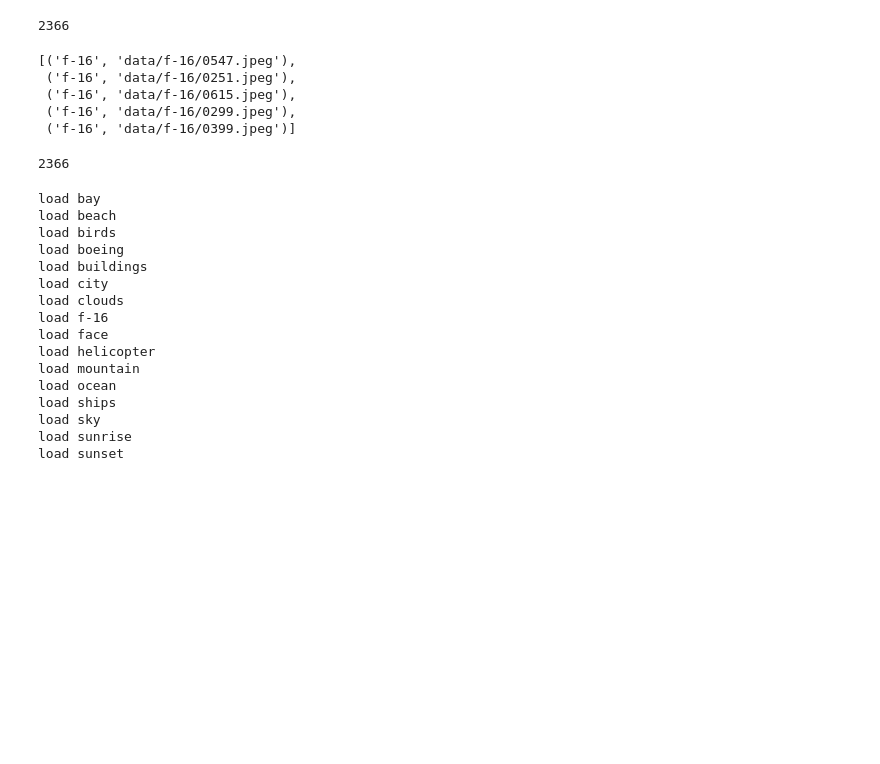
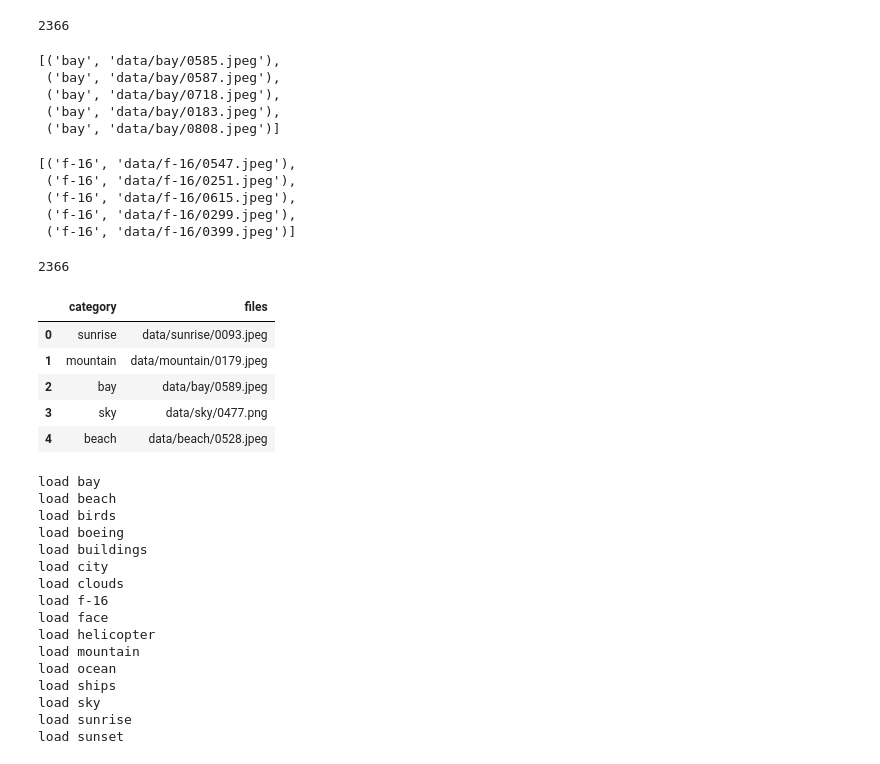
Before and after one commit to karino2/ClassSim, a Jupyter notebook: evaluate_classifiers.ipynb, the cells around one changed output. Cells and saved outputs as stored; diff of their text form; code cells hidden in the pictures; blank space fills up the shorter version.

```diff
--- a/evaluate_classifiers.ipynb
+++ b/evaluate_classifiers.ipynb
@@ -18,7 +18,7 @@ categories = sorted(fdict.keys())
 trdict, testdict = split_fdict(fdict, test_size=0.2, random_state = 123)
 trdict, valdict = split_fdict(trdict, test_size=0.2, random_state = 456)
 # %%
-testtup = [(key, file) for key in testdict.keys() for file in testdict[key] ]
+testtup = [(key, file) for key in categories for file in testdict[key] ]
 # %%
 len(testtup)
 # %% [output]
@@ -26,11 +26,19 @@ len(testtup)
 # %%
 testtup[0:5]
 # %% [output]
-[('f-16', 'data/f-16/0547.jpeg'),
- ('f-16', 'data/f-16/0251.jpeg'),
- ('f-16', 'data/f-16/0615.jpeg'),
- ('f-16', 'data/f-16/0299.jpeg'),
- ('f-16', 'data/f-16/0399.jpeg')]
+[('bay', 'data/bay/0585.jpeg'),
+ ('bay', 'data/bay/0587.jpeg'),
+ ('bay', 'data/bay/0718.jpeg'),
+ ('bay', 'data/bay/0183.jpeg'),
+ ('bay', 'data/bay/0808.jpeg')]
+# %%
+testtup[0:5]
+# %% [output]
+[('f-16', 'data/f-16/0547.jpeg'),
+ ('f-16', 'data/f-16/0251.jpeg'),
+ ('f-16', 'data/f-16/0615.jpeg'),
+ ('f-16', 'data/f-16/0299.jpeg'),
+ ('f-16', 'data/f-16/0399.jpeg')]
 # %%
 testdf = pd.DataFrame({"category": [tup[0] for tup in testtup], "files": [tup[1] for tup in testtup]})
 # %%
@@ -39,3 +47,12 @@ testdf_shuffled=testdf.sample(frac=1).reset_index(drop=True)
 len(testdf_shuffled)
 # %% [output]
 2366
+# %%
+testdf_shuffled[0:5]
+# %% [output]
+|  | category | files |
+| 0 | sunrise | data/sunrise/0093.jpeg |
+| 1 | mountain | data/mountain/0179.jpeg |
+| 2 | bay | data/bay/0589.jpeg |
+| 3 | sky | data/sky/0477.png |
+| 4 | beach | data/beach/0528.jpeg |
```
Also changed, not shown: parts of 3 cells of this notebook.
